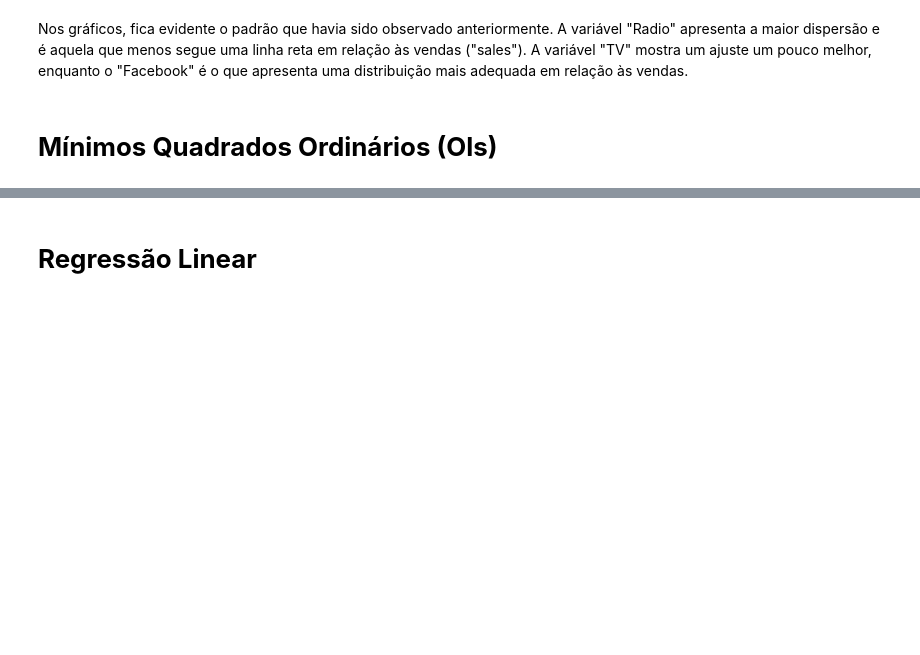
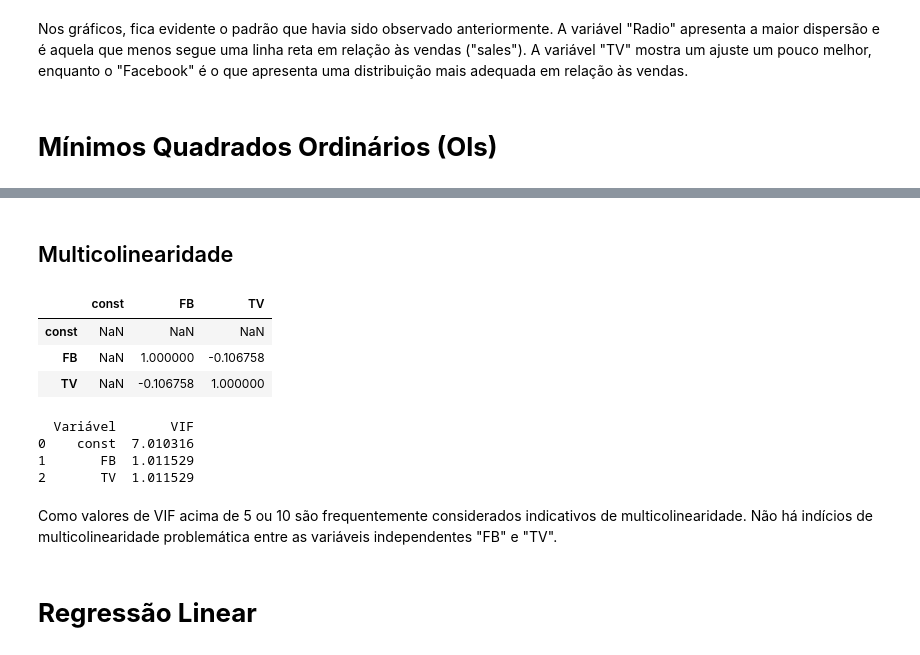
Before and after one commit to alexanderbandeiralira/MMM-LinearRegression, a Jupyter notebook: MMM_LinearRegressionExample.ipynb, the cells around one changed output, grey strips where cells are left out. Saved outputs shown, nothing was run; the diff lists cells and outputs as text; code cells hidden in the pictures; blank space fills up the shorter version.

```diff
--- a/MMM_LinearRegressionExample.ipynb
+++ b/MMM_LinearRegressionExample.ipynb
@@ -219,3 +319,32 @@ Comparando com o modelo anterior, esse novo modelo apresenta um R-quadrado ligei
+# %% [markdown]
+## Multicolinearidade
+# %%
+# Verificar se as variáveis independentes não estão altamente correlacionadas entre si
+# Você pode calcular a matriz de correlação entre as variáveis independentes
+X.corr()
+# %% [output]
+|  | const | FB | TV |
+| const | NaN | NaN | NaN |
+| FB | NaN | 1.000000 | -0.106758 |
+| TV | NaN | -0.106758 | 1.000000 |
+# %%
+# Obter os resíduos do modelo
+residuals = result.resid
+
+# Calcular o VIF para cada variável independente
+vif = pd.DataFrame()
+vif["Variável"] = X.columns
+vif["VIF"] = [variance_inflation_factor(X.values, i) for i in range(X.shape[1])]
+
+# Exibir o resultado
+print(vif)
+# %% [output]
+  Variável       VIF
+0    const  7.010316
+1       FB  1.011529
+2       TV  1.011529
+# %% [markdown]
+Como valores de VIF acima de 5 ou 10 são frequentemente considerados indicativos de multicolinearidade. Não há indícios de multicolinearidade problemática entre as variáveis independentes "FB" e "TV".
 # %% [markdown]
 # **Regressão Linear**
 # %%
```
Also changed, not shown: parts of 21 cells of this notebook.
